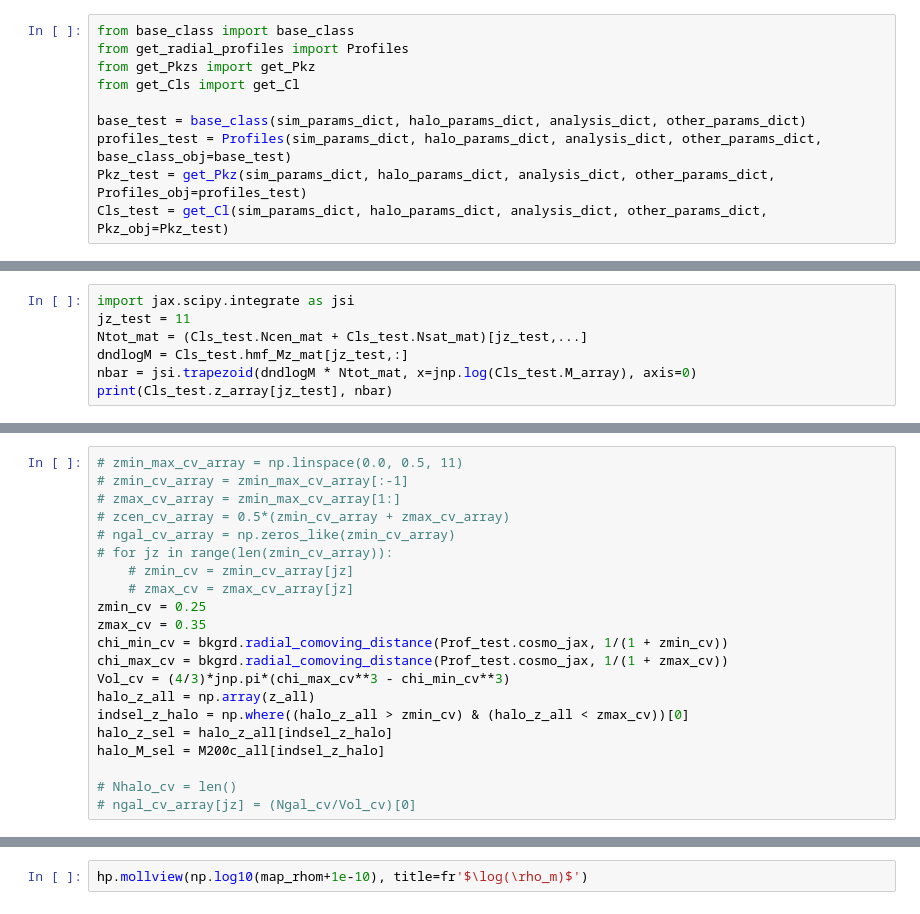
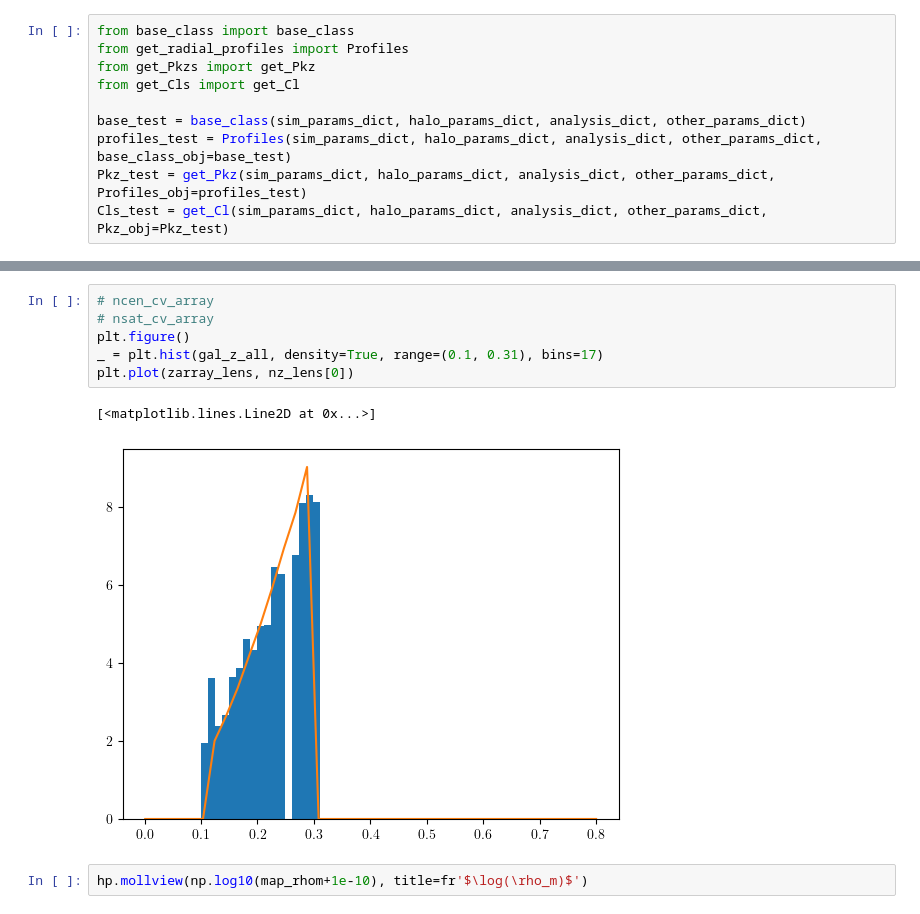
Before and after one commit to shivampcosmo/GODMAX, a Jupyter notebook: notebooks/pasting/paste_backlight_maps_local_test.ipynb, the cells around one changed output, grey strips where cells are left out. Drawn from its saved outputs; the diff is of its cells as text.

```diff
--- a/notebooks/pasting/paste_backlight_maps_local_test.ipynb
+++ b/notebooks/pasting/paste_backlight_maps_local_test.ipynb
@@ -1038,7 +501,0 @@ Array([nan, nan, nan, nan, nan, nan, nan, nan, nan, nan, nan, nan, nan,
-# %%
-import jax.scipy.integrate as jsi
-jz_test = 11
-Ntot_mat = (Cls_test.Ncen_mat + Cls_test.Nsat_mat)[jz_test,...]
-dndlogM = Cls_test.hmf_Mz_mat[jz_test,:]
-nbar = jsi.trapezoid(dndlogM * Ntot_mat, x=jnp.log(Cls_test.M_array), axis=0)
-print(Cls_test.z_array[jz_test], nbar)
@@ -1134,21 +501,0 @@ Array(11.62590125, dtype=float64)
-# %%
-# zmin_max_cv_array = np.linspace(0.0, 0.5, 11)
-# zmin_cv_array = zmin_max_cv_array[:-1]
-# zmax_cv_array = zmin_max_cv_array[1:]
-# zcen_cv_array = 0.5*(zmin_cv_array + zmax_cv_array)
-# ngal_cv_array = np.zeros_like(zmin_cv_array)
-# for jz in range(len(zmin_cv_array)):
-    # zmin_cv = zmin_cv_array[jz]
-    # zmax_cv = zmax_cv_array[jz]
-zmin_cv = 0.25
-zmax_cv = 0.35
-chi_min_cv = bkgrd.radial_comoving_distance(Prof_test.cosmo_jax, 1/(1 + zmin_cv))
-chi_max_cv = bkgrd.radial_comoving_distance(Prof_test.cosmo_jax, 1/(1 + zmax_cv))
-Vol_cv = (4/3)*jnp.pi*(chi_max_cv**3 - chi_min_cv**3)
-halo_z_all = np.array(z_all)
-indsel_z_halo = np.where((halo_z_all > zmin_cv) & (halo_z_all < zmax_cv))[0]
-halo_z_sel = halo_z_all[indsel_z_halo]
-halo_M_sel = M200c_all[indsel_z_halo]
-
-# Nhalo_cv = len()
-# ngal_cv_array[jz] = (Ngal_cv/Vol_cv)[0]
@@ -1242,3 +814,12 @@ plt.legend()
+# %%
+# ncen_cv_array
+# nsat_cv_array
+plt.figure()
+_ = plt.hist(gal_z_all, density=True, range=(0.1, 0.31), bins=17)
+plt.plot(zarray_lens, nz_lens[0])
+# %% [output]
+[<matplotlib.lines.Line2D at 0x...>]
+[figure, added]
 # %%
 hp.mollview(np.log10(map_rhom+1e-10), title=fr'$\log(\rho_m)$')
 # %% [output]
```
Also changed, not shown: parts of 58 cells of this notebook, 2 other files.
